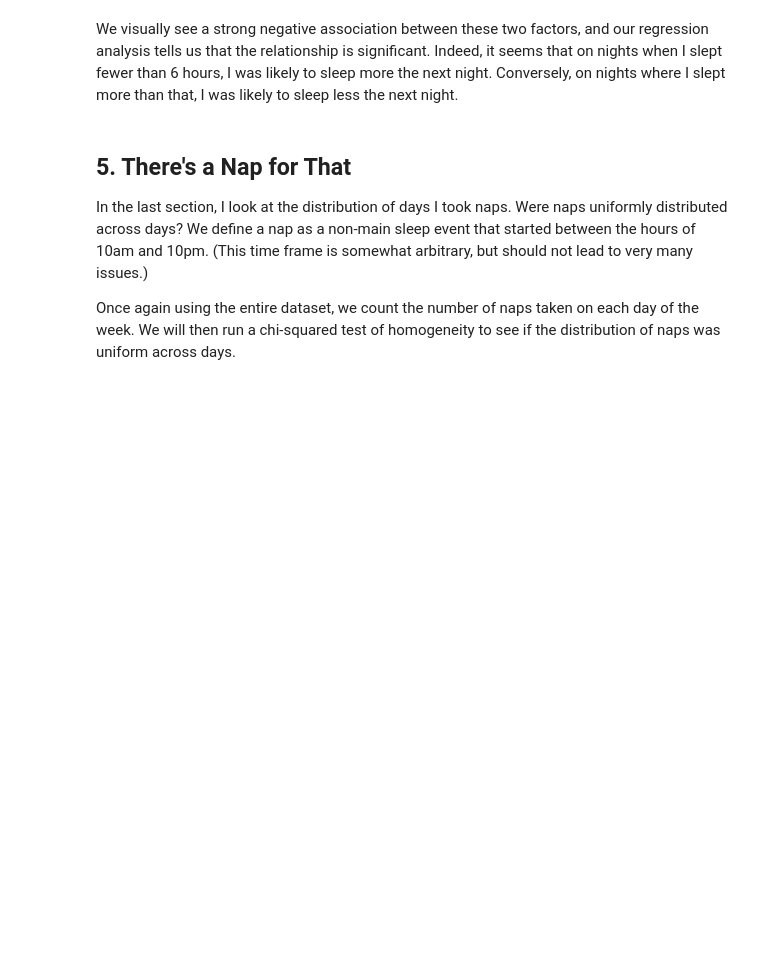
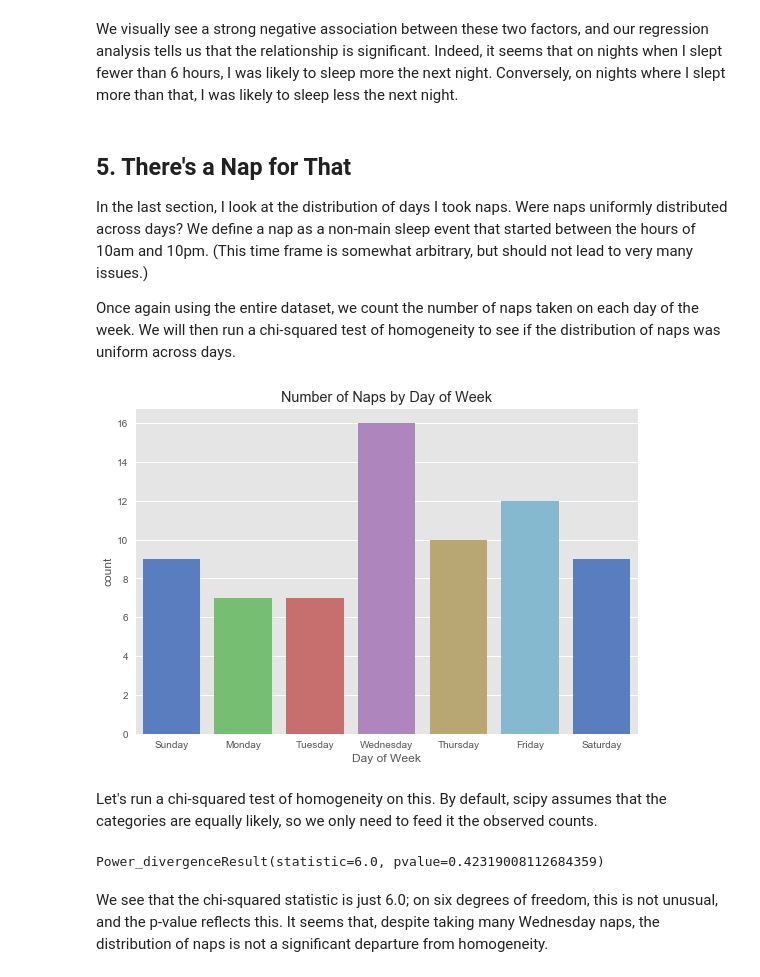
Before and after one commit to tuchandra/sleep-analysis, a Jupyter notebook: Stats and Sleep.ipynb, the cells around one changed output. Drawn from its saved outputs; the diff is of its cells as text; code cells hidden in the pictures; blank space fills up the shorter version.

```diff
--- a/Stats and Sleep.ipynb
+++ b/Stats and Sleep.ipynb
@@ -277,3 +278,45 @@ We visually see a strong negative association between these two factors, and our
 In the last section, I look at the distribution of days I took naps. Were naps uniformly distributed across days? We define a nap as a non-main sleep event that started between the hours of 10am and 10pm. (This time frame is somewhat arbitrary, but should not lead to very many issues.)
 
 Once again using the entire dataset, we count the number of naps taken on each day of the week. We will then run a chi-squared test of homogeneity to see if the distribution of naps was uniform across days.
+# %%
+# Dates of interest, and list to hold data
+dates = pd.date_range("2015-07-21", "2017-03-15")
+time_min = pd.to_datetime("10:00:00").time()
+time_max = pd.to_datetime("22:00:00").time()
+data = []
+
+# Obtain naps: non-main sleep events that started after 10am
+for date in dates:
+    fname = 'logs/' + date.strftime('%Y-%m-%d') + '.json'
+    with open(fname, "r") as f:
+        date_data = json.loads(f.read())
+
+        for sleep_event in date_data["sleep"]:
+            if (not sleep_event["isMainSleep"] and pd.to_datetime(sleep_event["startTime"]).time() > time_min
+                                              and pd.to_datetime(sleep_event["startTime"]).time() < time_max):
+                dow = pd.to_datetime(sleep_event["startTime"]).dayofweek
+                data.append(dow)
+
+# Convert to Pandas dataframe, which is simply a list of dayofweeks where I took naps
+df = pd.DataFrame(data, columns = ["day_of_week"])
+# %%
+# Add column and labels for day of week
+days = {0: "Monday", 1: "Tuesday", 2: "Wednesday", 3: "Thursday", 4: "Friday",
+        5: "Saturday", 6: "Sunday"}
+df["day_name"] = df["day_of_week"].apply(lambda x: days[x])
+# %%
+days_order = ["Sunday", "Monday", "Tuesday", "Wednesday", "Thursday", "Friday", "Saturday"]
+sns.countplot(x = "day_name", data = df, palette = "muted", order = days_order)
+plt.xlabel("Day of Week")
+plt.title("Number of Naps by Day of Week");
+# %% [output]
+[figure, added]
+# %% [markdown]
+Let's run a chi-squared test of homogeneity on this. By default, scipy assumes that the categories are equally likely, so we only need to feed it the observed counts.
+# %%
+counts = df.day_name.value_counts()
+scipy.stats.chisquare(counts)
+# %% [output]
+Power_divergenceResult(statistic=6.0, pvalue=0.42319008112684359)
+# %% [markdown]
+We see that the chi-squared statistic is just 6.0; on six degrees of freedom, this is not unusual, and the p-value reflects this. It seems that, despite taking many Wednesday naps, the distribution of naps is not a significant departure from homogeneity.
```
Also changed, not shown: parts of 8 cells of this notebook.
